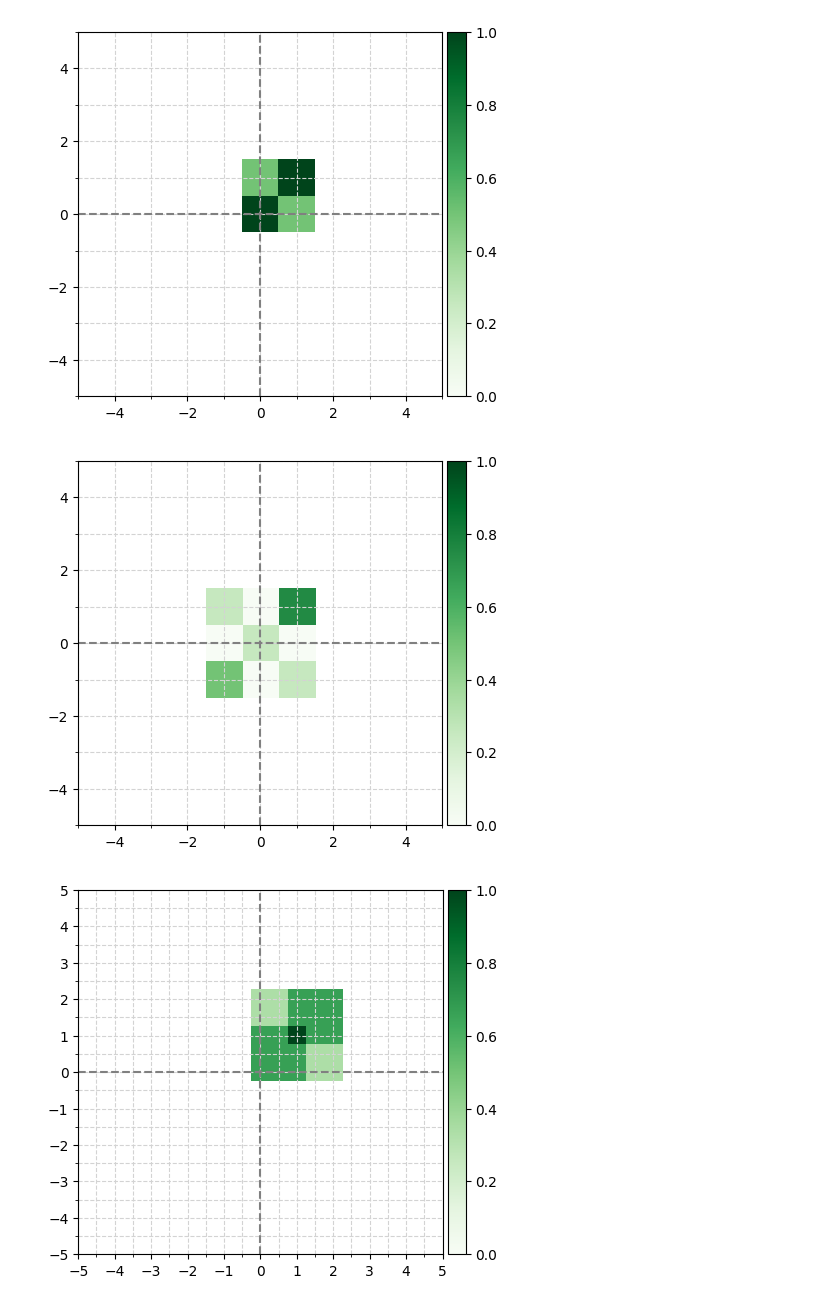
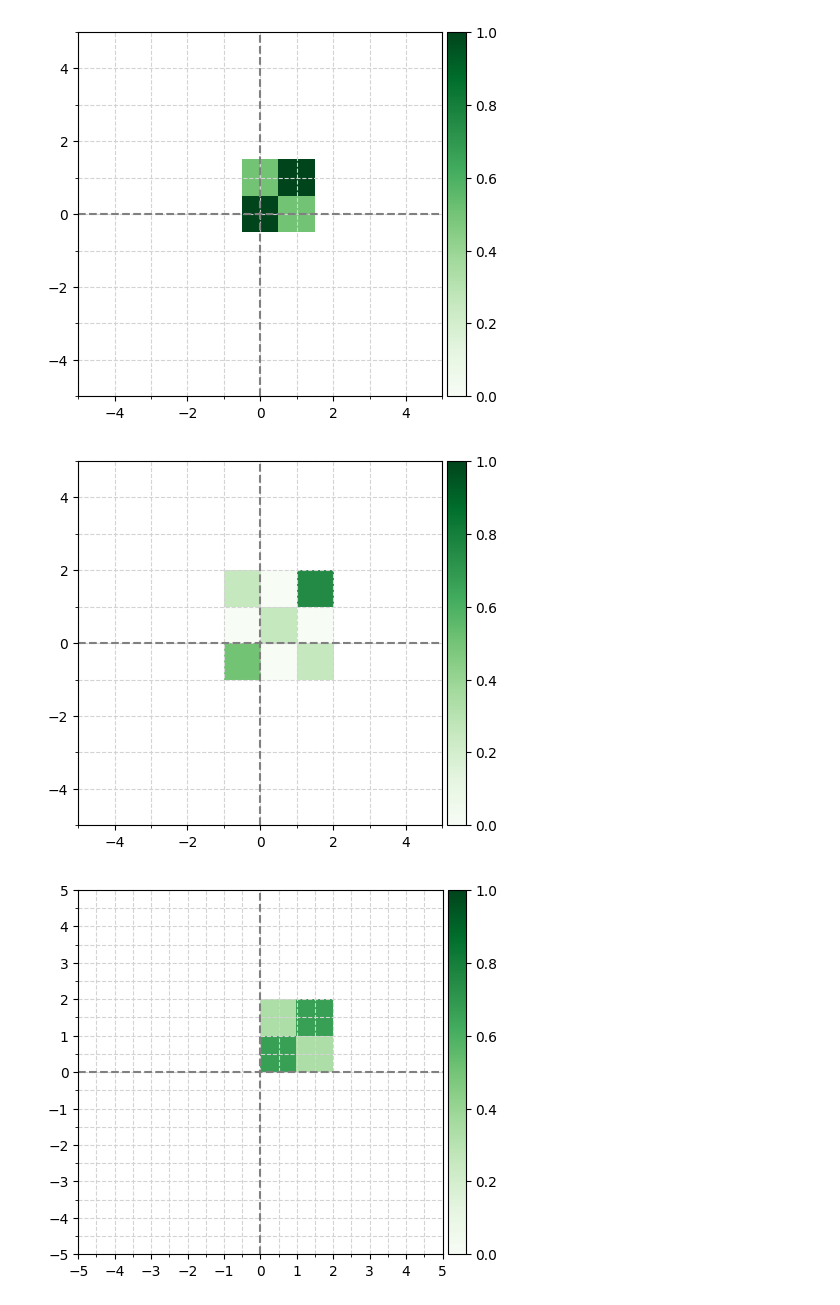
Before and after one commit to vingkan/nflbigdatabowl2023, a Jupyter notebook: notebooks/vinesh/heatmap_example.ipynb, the cells around one changed output. Drawn from its saved outputs; the diff is of its cells as text; code cells hidden in the pictures.

Commit message:
Use midpoint for sampling to fix heatmap.

```diff
--- a/notebooks/vinesh/heatmap_example.ipynb
+++ b/notebooks/vinesh/heatmap_example.ipynb
@@ -107,14 +107,13 @@ def heatmap_from_points(points, total, bin_size):
     )
 
     extent = [xedges[0], xedges[-1], yedges[0], yedges[-1]]
-    shifted_extent = np.array(extent) - (bin_size / 2)
 
     # Reduce the heatmap values to the range [0, 1] by dividing by
     # the total number of observations the points were sampled from.
     # Note: This is not the total number of points.
     scaled_heatmap = heatmap / total
 
-    return scaled_heatmap, shifted_extent
+    return scaled_heatmap, extent
 # %%
 fig, ax = plt.subplots(1, 1)
 
@@ -150,20 +149,28 @@ ax.grid(which="both", linestyle="--", color="lightgray")
 fig.set_size_inches(5, 5)
 plt.show()
 # %% [output]
-[figure, old version]
+[figure, new version]
 # %%
 def sample_points_in_shapes(shapes, bin_start, bin_end, bin_size):
     sample_range = np.arange(bin_start, bin_end + (2 * bin_size), bin_size)
+    half_bin = bin_size / 2.0
     points_in_pocket = []
     # This triple for-loop is inefficient, optimize with vector operations.
     for x in sample_range:
         for y in sample_range:
+            # Sample point should be in the midpoint of the cell.
+            sample_point = (x + half_bin, y + half_bin)
+            # Display point for heatmap should be on the cell edge.
+            display_point = (x, y)
+            # Convert sample point to a shapely point to compare to polygon.
+            shape_point = ShapelyPoint(*sample_point)
             for shape in shapes:
-                point = ShapelyPoint(x, y)
                 # Also use the exterior so that both points inside the shape
                 # use on the border are considered inside the shape.
-                if shape.contains(point) or shape.exterior.contains(point):
-                    points_in_pocket.append((x, y))
+                is_in_cell = shape.contains(shape_point) or shape.exterior.contains(shape_point)
+                # Check the sample point, but save the display point.
+                if is_in_cell:
+                    points_in_pocket.append(display_point)
     return points_in_pocket
 # %%
 def get_heatmap_from_pocket_shapes(pocket_shapes, bin_start, bin_end, bin_size):
@@ -179,37 +186,38 @@ def get_heatmap_from_pocket_shapes(pocket_shapes, bin_start, bin_end, bin_size):
 # %%
 fig, ax = plt.subplots(1, 1)
 
+bin_size = 0.5
 heatmap, extent = get_heatmap_from_pocket_shapes(
     example_shapes,
     bin_start=-1,
     bin_end=2,
-    bin_size=0.5,
+    bin_size=bin_size,
 )
 
 im = ax.imshow(
     heatmap,
     extent=extent,
     cmap="Greens",
     vmin=0,
     vmax=1,
     origin="lower"
 )
 
 # Colorbar on ax code based on : https://stackoverflow.com/a/49037495
 divider = make_axes_locatable(ax)
 cax = divider.append_axes("right", size="5%", pad=0.05)
 fig.colorbar(im, cax=cax, orientation="vertical")
 
 ax.set_xlim(-5, 5)
 ax.set_ylim(-5, 5)
 ax.xaxis.set_major_locator(MultipleLocator(2 * bin_size))
 ax.yaxis.set_major_locator(MultipleLocator(2 * bin_size))
 ax.xaxis.set_minor_locator(MultipleLocator(bin_size))
 ax.yaxis.set_minor_locator(MultipleLocator(bin_size))
 ax.axhline(0, linestyle="--", color="gray")
 ax.axvline(0, linestyle="--", color="gray")
 ax.grid(which="both", linestyle="--", color="lightgray")
 fig.set_size_inches(5, 5)
 plt.show()
 # %% [output]
-[figure, old version]
+[figure, new version]
```
